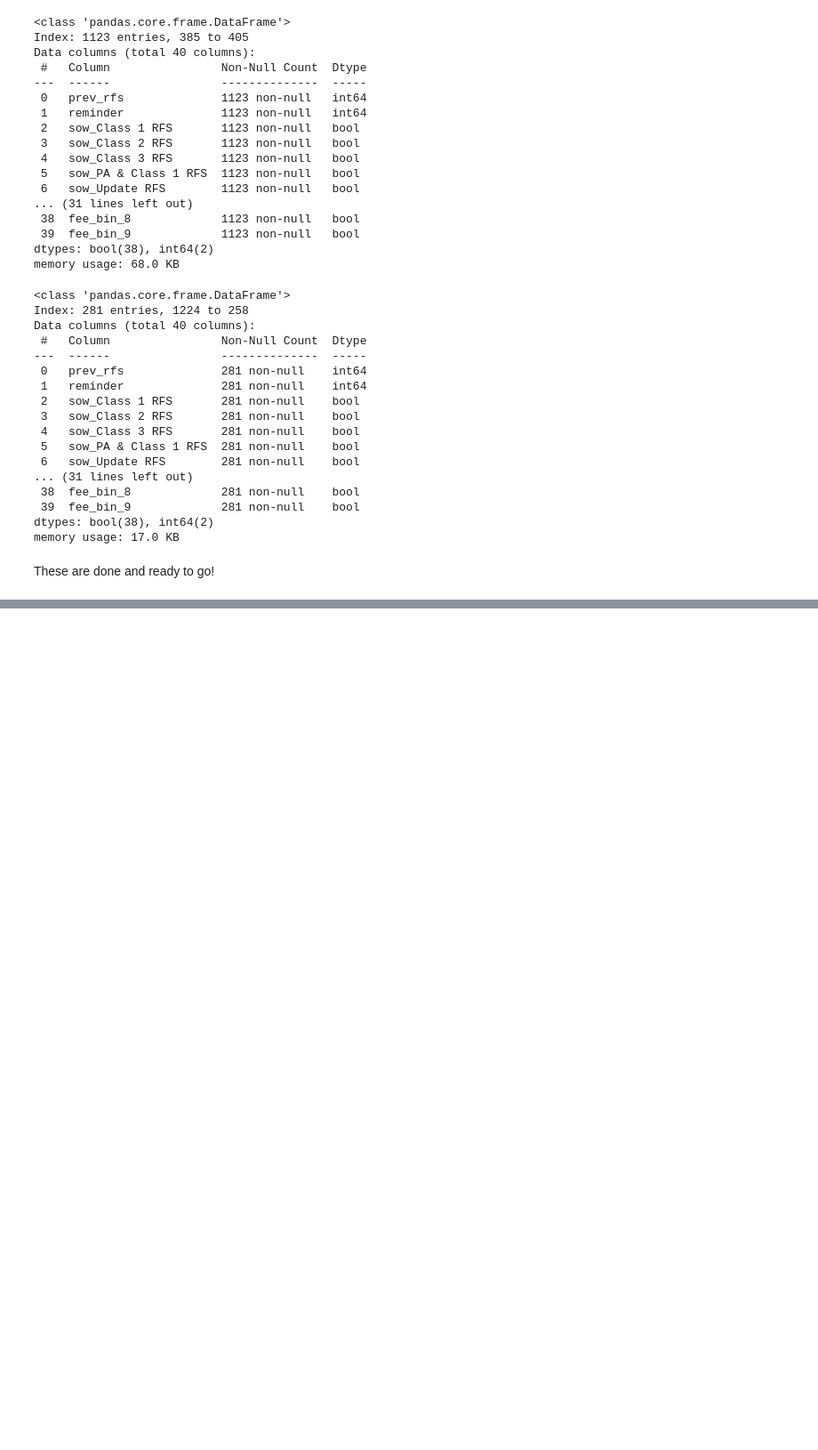
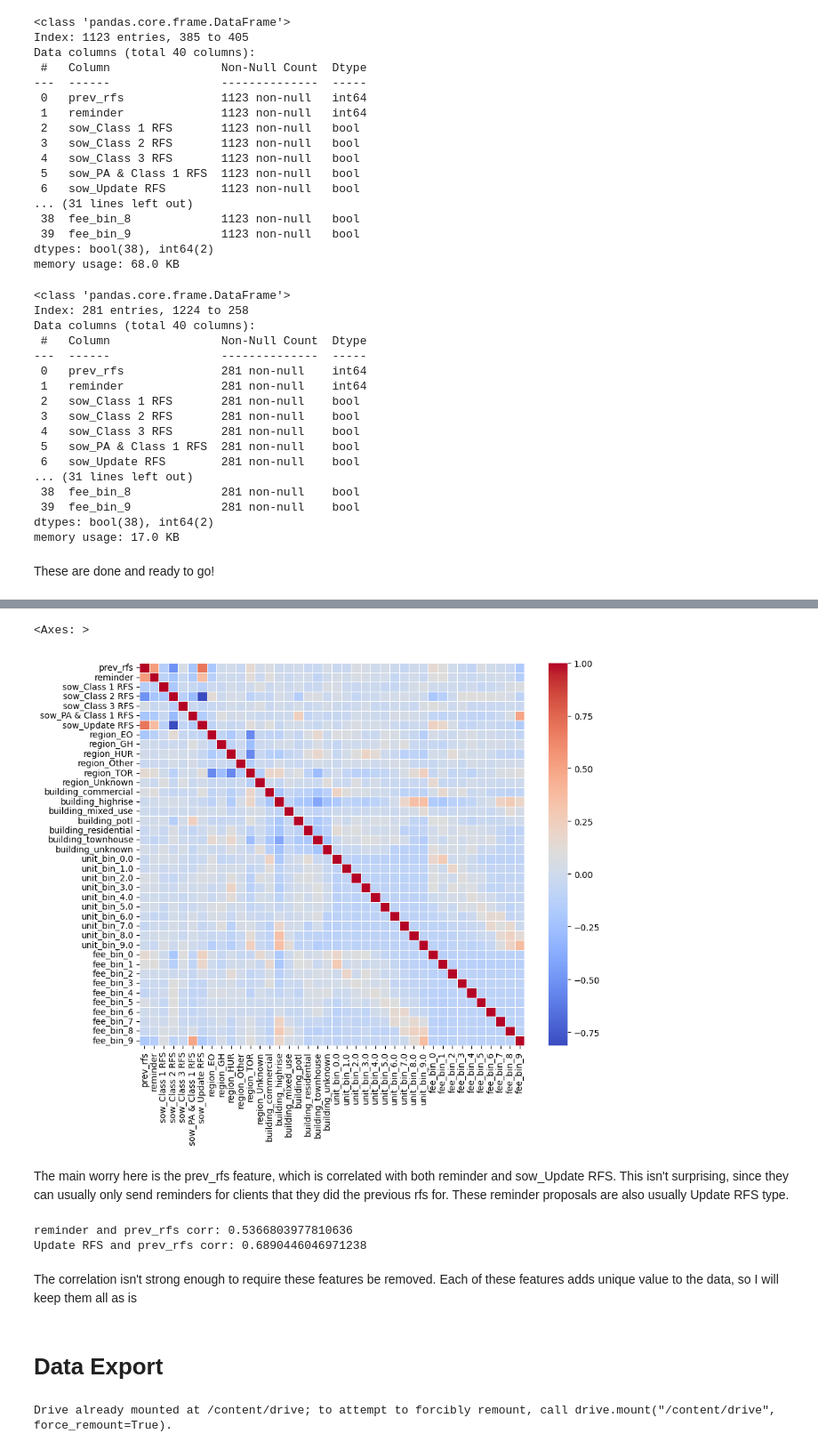
Before and after one commit to NicoleQMcMinn/Predicting-Proposal-Success---Capstone-Project, a Jupyter notebook: Capstone_Feature_Engineering.ipynb, the cells around one changed output, grey strips where cells are left out. Shown: that part at 89% size. Drawn from its saved outputs; the diff is of its cells as text; code cells hidden in the pictures; blank space fills up the shorter version.

```diff
--- a/Capstone_Feature_Engineering.ipynb
+++ b/Capstone_Feature_Engineering.ipynb
@@ -987,0 +1031,25 @@ These are done and ready to go!
+# %%
+correlation_matrix = X_train_rfs.corr()
+# %%
+plt.figure(figsize=(10, 8))
+sns.heatmap(correlation_matrix, cmap='coolwarm', fmt='.2f', linewidths=0.5)
+# %% [output]
+<Axes: >
+[figure, added]
+# %% [markdown]
+The main worry here is the prev_rfs feature, which is correlated with both reminder and sow_Update RFS. This isn't surprising, since they can usually only send reminders for clients that they did the previous rfs for. These reminder proposals are also usually Update RFS type.
+# %%
+print('reminder and prev_rfs corr:', X_train_rfs['reminder'].corr(X_train_rfs['prev_rfs']))
+print('Update RFS and prev_rfs corr:', X_train_rfs['sow_Update RFS'].corr(X_train_rfs['prev_rfs']))
+# %% [output]
+reminder and prev_rfs corr: 0.5366803977810636
+Update RFS and prev_rfs corr: 0.6890446046971238
+# %% [markdown]
+The correlation isn't strong enough to require these features be removed. Each of these features adds unique value to the data, so I will keep them all as is
+# %% [markdown]
+# **Data Export**
+# %%
+from google.colab import drive
+drive.mount('/content/drive')
+# %% [output]
+Drive already mounted at /content/drive; to attempt to forcibly remount, call drive.mount("/content/drive", force_remount=True).
```
Also changed, not shown: parts of 13 cells of this notebook.
